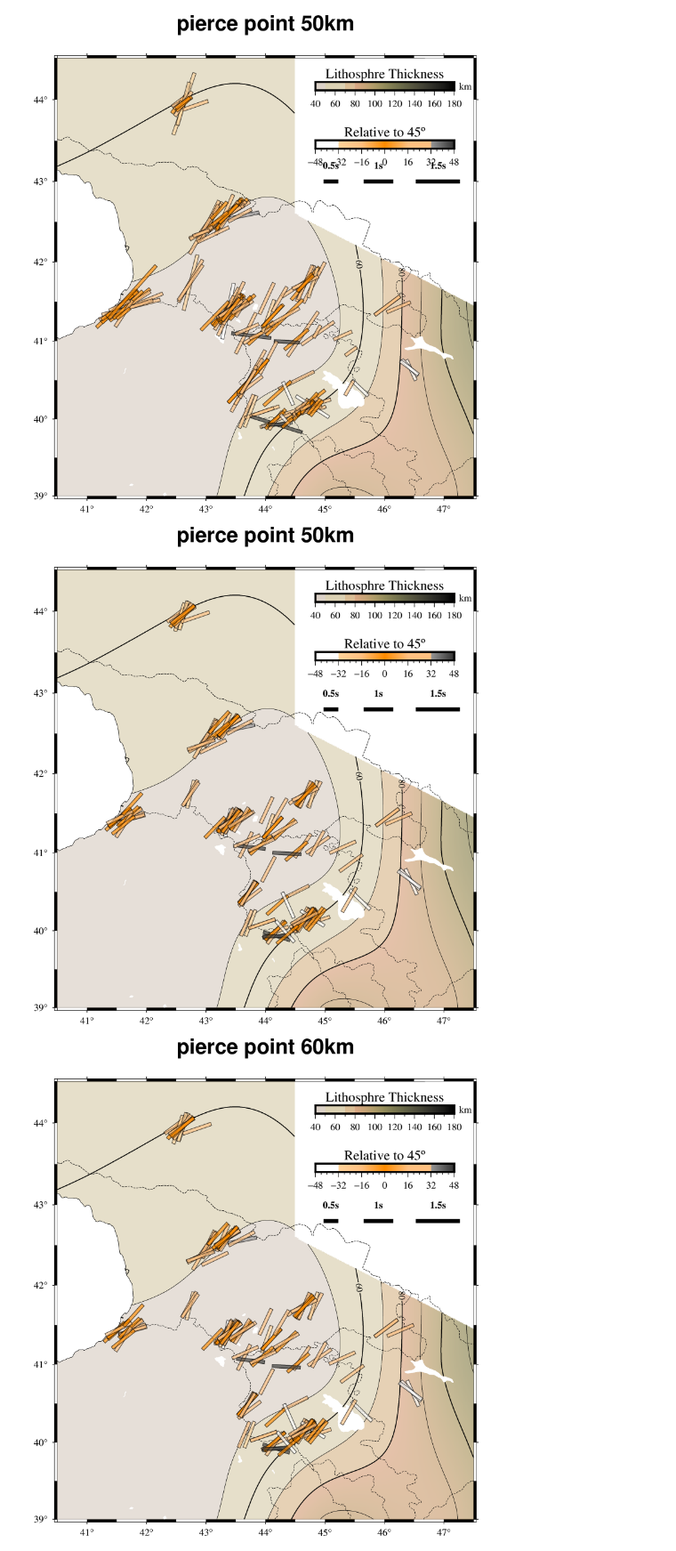
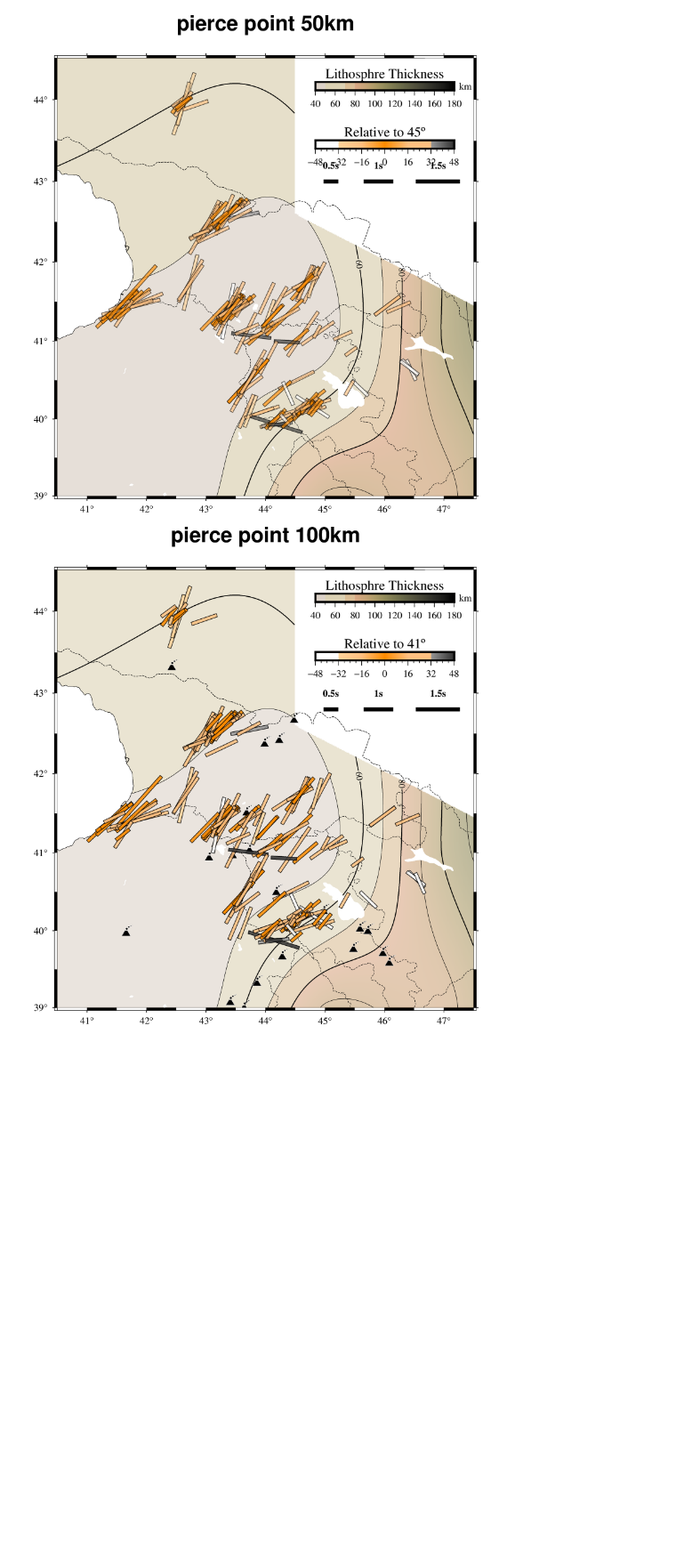
Before and after one commit to JingHuiTong/06_NTU_thesis, a Jupyter notebook: Thesis_figure/Ch5/PiercingPoint/Plot_PP.ipynb, the cells around one changed output. Shown at 89% size. Cells and saved outputs as stored; diff of their text form; code cells hidden in the pictures; blank space fills up the shorter version.

Commit message:
revise figure for ppt

```diff
--- a/Thesis_figure/Ch5/PiercingPoint/Plot_PP.ipynb
+++ b/Thesis_figure/Ch5/PiercingPoint/Plot_PP.ipynb
@@ -23,7 +23,7 @@ pygmt.config(FONT_ANNOT_PRIMARY = '10p,Times-Roman',
 def PygmtBegin(figmap, region, title):
     figmap.basemap(region=region, projection="M15c", frame = ['x1f0.5', 'y1f0.5', f'nSeW+t"{title}"'])
     grdpath = '/Volumes/home/Research/GMT/LithoThickness'
-    figmap.grdimage(f'{grdpath}/area_masked.grd',region =region, cmap=f'{grdpath}/Lith.cpt', transparency=30)
+    figmap.grdimage(f'{grdpath}/area_masked.grd',region =region, cmap=f'{grdpath}/Lith.cpt', transparency=40)
     figmap.grdcontour(f'{grdpath}/area_masked.grd',limit=[50,150],interval='10+e10p',annotation=20)
 
     # figmap.grdimage('@earth_relief_15s',region =region, cmap="eleva.cpt",monochrome=True, shading=True, transparency=50)
@@ -36,10 +36,10 @@ def PygmtBegin(figmap, region, title):
     figmap.text(x=45.1,y=43.,text='0.5s', font="10p,Times-Bold,black", no_clip=True)
     figmap.text(x=45.9,y=43.,text='1s', font="10p,Times-Bold,black", no_clip=True)
     figmap.text(x=46.9,y=43.,text='1.5s', font="10p,Times-Bold,black", no_clip=True)
-    #     figmap.plot(data=smooth_fault,pen='1p,brown')
-#     Volcano = '/Volumes/home/Research/DataBase/01_Armenia/02_Volcano_list.csv'
-#     dv = pd.read_csv(Volcano)
-#     figmap.plot(x=dv['lon'],y=dv['lat'],style="kvolcano/0.4c", pen='0.1p,black', color="black")
+#         figmap.plot(data=smooth_fault,pen='1p,brown')
+    Volcano = '/Volumes/home/Research/DataBase/01_Armenia/02_Volcano_list.csv'
+    dv = pd.read_csv(Volcano)
+    figmap.plot(x=dv['lon'],y=dv['lat'],style="kvolcano/0.4c", pen='0.15p,white', color="black")
 
 def PiercePoint(evdep, stlat, stlon, evlat, evlon, phase, PierceDep):
 
@@ -86,10 +86,7 @@ def find_relcolor(phi):
         elif colorphi < -32:
             color_ = '255'#'99/184/255'
         elif colorphi >= 32:
-            if colorcmp == 'relative_ref45.cpt':
-                color_ = '50'
-            else:
-                color_ = '255'
+            color_ = '50'
 
     return color_
 # %%
@@ -104,7 +101,7 @@ region = [40.5, 47.5, 39, 44.5] ##for all
 fig = 'All'
 
 
-for PierceDep in [50]:
+for PierceDep in [100]:
     PPdf = {'Station':[],
        'Event':[],
        'plon':[],
@@ -177,31 +174,31 @@ for PierceDep in [50]:
 # %%
 region = [40.5, 47.5, 39, 44.5] ##for all
 fig = 'All'
 
 
-for PierceDep in [50,60,70,80,90,100]:
+for PierceDep in [100]:
 
     figmap = pygmt.Figure()
     title = f"pierce point {PierceDep}km"
     PygmtBegin(figmap,region,title)
-    figmap.colorbar(cmap=colorcmp, position="x9.3c/12.5c+w5c/0.3c+h+ml", frame=['a16f4+l"Relative to 45\\353"'] )
+    figmap.colorbar(cmap=colorcmp, position="x9.3c/12.5c+w5c/0.3c+h+ml", frame=['a16f4+l"Relative to 41\\353"'] )
 
     csvfile = f'PP_{PierceDep}.csv'
     df = pd.read_csv(csvfile)
-    for i in range(len(df)):
-        p_lon = df['plon'].values[i]
-        p_lat = df['plat'].values[i]
-        phi = df['phi'].values[i]
-        dt  = df['dt'].values[i]
+    dff = df.sort_values(by='dt',ascending=False)
+    for i in range(len(dff)):
+        p_lon = dff['plon'].values[i]
+        p_lat = dff['plat'].values[i]
+        phi = dff['phi'].values[i]
+        dt  = dff['dt'].values[i]
 
         cc = find_relcolor(phi)
 
-        data = [[p_lon, p_lat, phi-90, 4.5, 1*40]]
-        figmap.plot(data=data, style="J", color=cc, pen="0.5p,black",transparency=35, no_clip=True)
+        data = [[p_lon, p_lat, phi-90, 4.5, dt*40]]
+        figmap.plot(data=data, style="J", color=cc, pen="0.5p,black",transparency=15, no_clip=True)
 
     figmap.show()
-    figmap.savefig(f'Dep{PierceDep}_wLith_fixeddt_v0.png',dpi=200)
-    figmap.savefig(f'Dep{PierceDep}_wLith_fixeddt_v0.pdf',dpi=200)
+    figmap.savefig(f'Dep{PierceDep}_wLith_v1.png',dpi=200)
+    figmap.savefig(f'Dep{PierceDep}_wLith_v1.pdf',dpi=200)
 # %% [output]
-[figure, old version]
+[figure, new version]
-[figure, removed]
```
Also changed, not shown: parts of 1 cell of this notebook, 4 other files.
